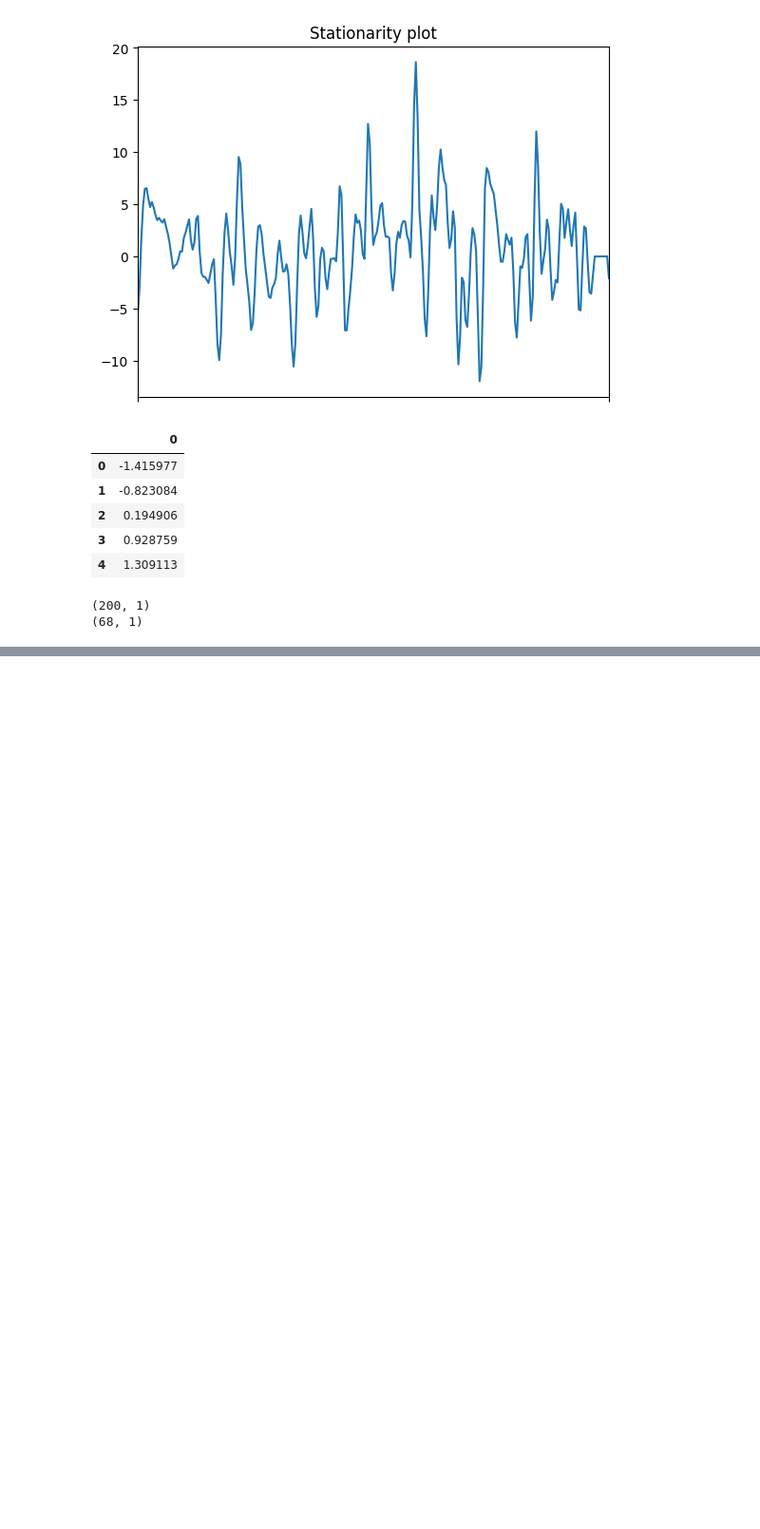
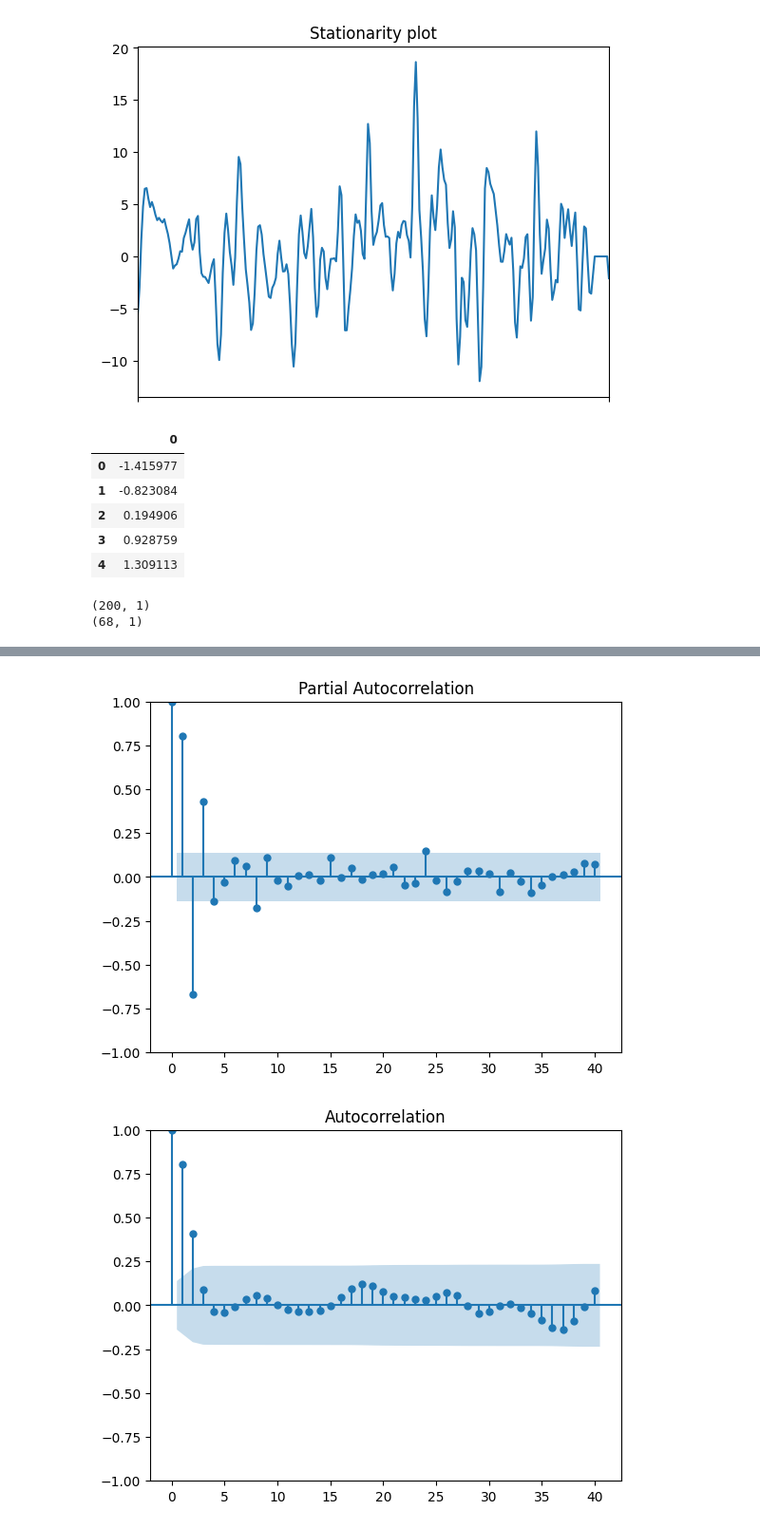
Before and after one commit to cisco00/data-eng-task, a Jupyter notebook: notebooks/forecastingModel.ipynb, the cells around one changed output, grey strips where cells are left out. Shown at 95% size. Saved outputs shown, nothing was run; the diff lists cells and outputs as text; code cells hidden in the pictures; blank space fills up the shorter version.

```diff
--- a/notebooks/forecastingModel.ipynb
+++ b/notebooks/forecastingModel.ipynb
@@ -283,5 +256,7 @@ X, y = create_sequence(X_train, sequence_length, forecast_horizon)
-# %%
-# Splitting the data into train and test using 80% for training and 20% for testing
-split = int(0.8 * len(X))
-X_train, y_train = X[:split], y[:split]
-X_test, y_test = X[split:], y[split:]
+# %%
+# selecting the parameters needed for building ARMA mode;
+plot_acf(X_train, lags=40)
+plot_pacf(X_train, lags=40)
+# %% [output]
+[figure, added]
+[figure, added]
```
Also changed, not shown: parts of 9 cells of this notebook, 3 other files.
